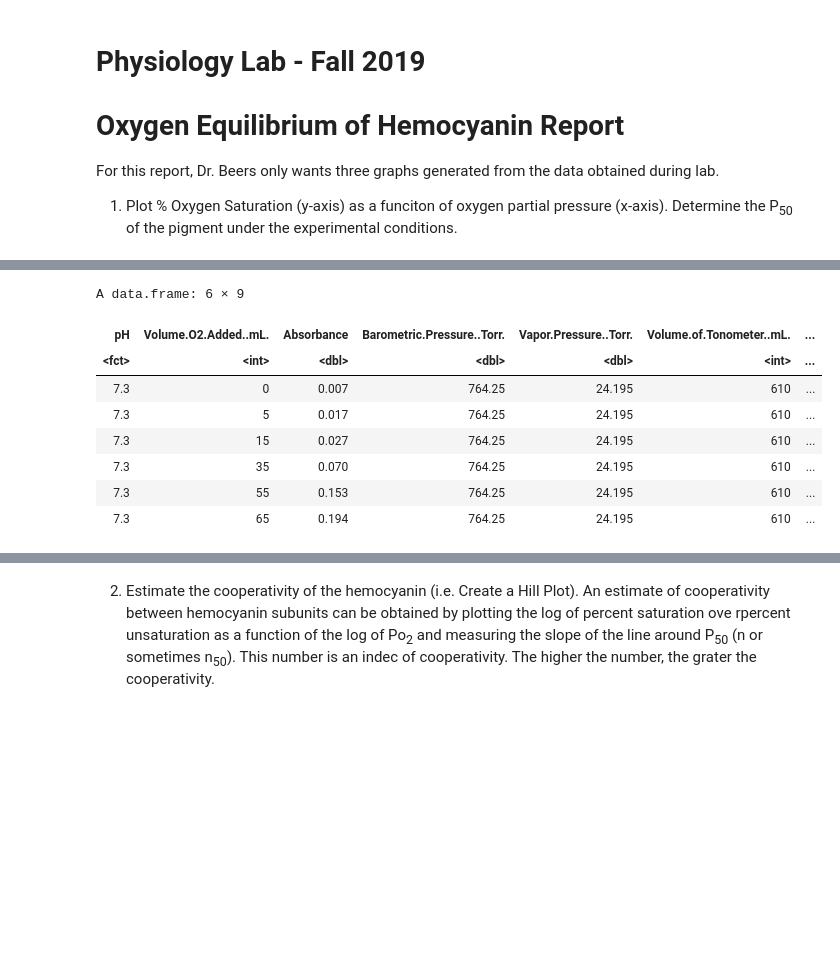
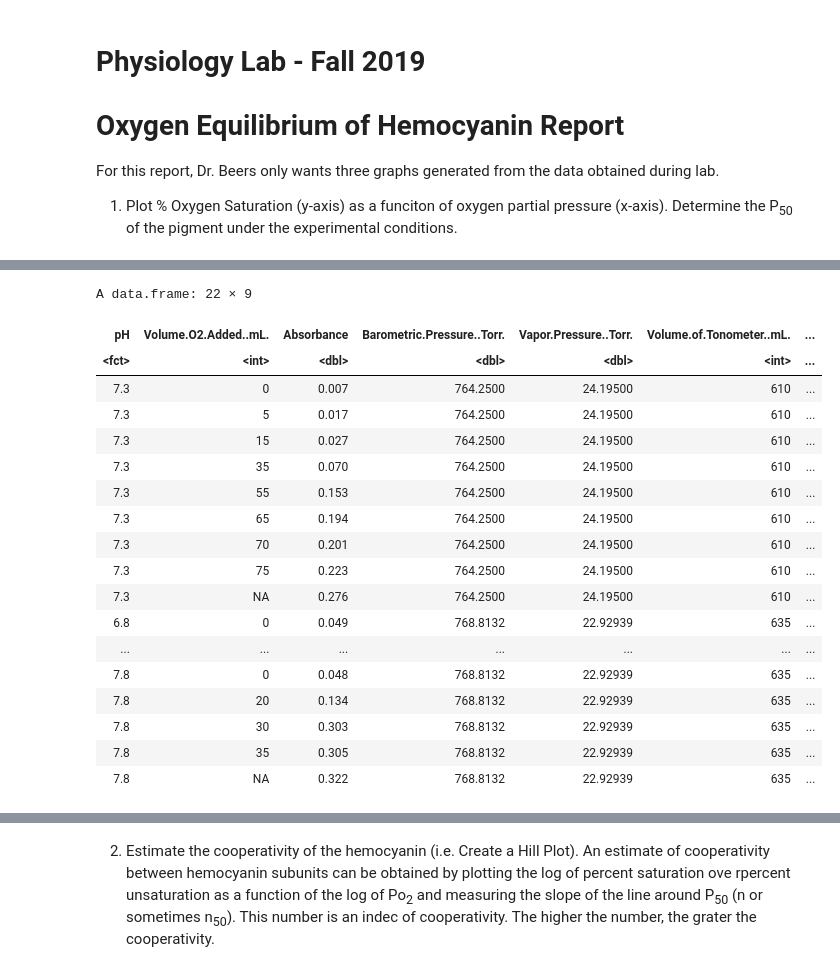
Before and after one commit to andrew2165/biometry_notebooks, a Jupyter notebook: OxygenEqOfHemocyanin.ipynb, the cells around one changed output, grey strips where cells are left out. Cells and saved outputs as stored; diff of their text form; code cells hidden in the pictures; blank space fills up the shorter version.

```diff
--- a/OxygenEqOfHemocyanin.ipynb
+++ b/OxygenEqOfHemocyanin.ipynb
@@ -16,15 +16,25 @@ max(hemodat$PO2)
 # %%
-head(hemodat)
+(hemodat)
 # %% [output]
-A data.frame: 6 × 9
+A data.frame: 22 × 9
 | pH | Volume.O2.Added..mL. | Absorbance | Barometric.Pressure..Torr. | Vapor.Pressure..Torr. | Volume.of.Tonometer..mL. | ... |
 | <fct> | <int> | <dbl> | <dbl> | <dbl> | <int> | ... |
-| 7.3 | 0 | 0.007 | 764.25 | 24.195 | 610 | ... |
-| 7.3 | 5 | 0.017 | 764.25 | 24.195 | 610 | ... |
-| 7.3 | 15 | 0.027 | 764.25 | 24.195 | 610 | ... |
-| 7.3 | 35 | 0.070 | 764.25 | 24.195 | 610 | ... |
-| 7.3 | 55 | 0.153 | 764.25 | 24.195 | 610 | ... |
-| 7.3 | 65 | 0.194 | 764.25 | 24.195 | 610 | ... |
+| 7.3 | 0 | 0.007 | 764.2500 | 24.19500 | 610 | ... |
+| 7.3 | 5 | 0.017 | 764.2500 | 24.19500 | 610 | ... |
+| 7.3 | 15 | 0.027 | 764.2500 | 24.19500 | 610 | ... |
+| 7.3 | 35 | 0.070 | 764.2500 | 24.19500 | 610 | ... |
+| 7.3 | 55 | 0.153 | 764.2500 | 24.19500 | 610 | ... |
+| 7.3 | 65 | 0.194 | 764.2500 | 24.19500 | 610 | ... |
+| 7.3 | 70 | 0.201 | 764.2500 | 24.19500 | 610 | ... |
+| 7.3 | 75 | 0.223 | 764.2500 | 24.19500 | 610 | ... |
+| 7.3 | NA | 0.276 | 764.2500 | 24.19500 | 610 | ... |
+| 6.8 | 0 | 0.049 | 768.8132 | 22.92939 | 635 | ... |
+| ... | ... | ... | ... | ... | ... | ... |
+| 7.8 | 0 | 0.048 | 768.8132 | 22.92939 | 635 | ... |
+| 7.8 | 20 | 0.134 | 768.8132 | 22.92939 | 635 | ... |
+| 7.8 | 30 | 0.303 | 768.8132 | 22.92939 | 635 | ... |
+| 7.8 | 35 | 0.305 | 768.8132 | 22.92939 | 635 | ... |
+| 7.8 | NA | 0.322 | 768.8132 | 22.92939 | 635 | ... |
 # %%
 hem_73 = hemodat[hemodat$pH == '7.3',]
 hem_68 = hemodat[hemodat$pH == '6.8',]
```
Also changed, not shown: parts of 14 cells of this notebook.
